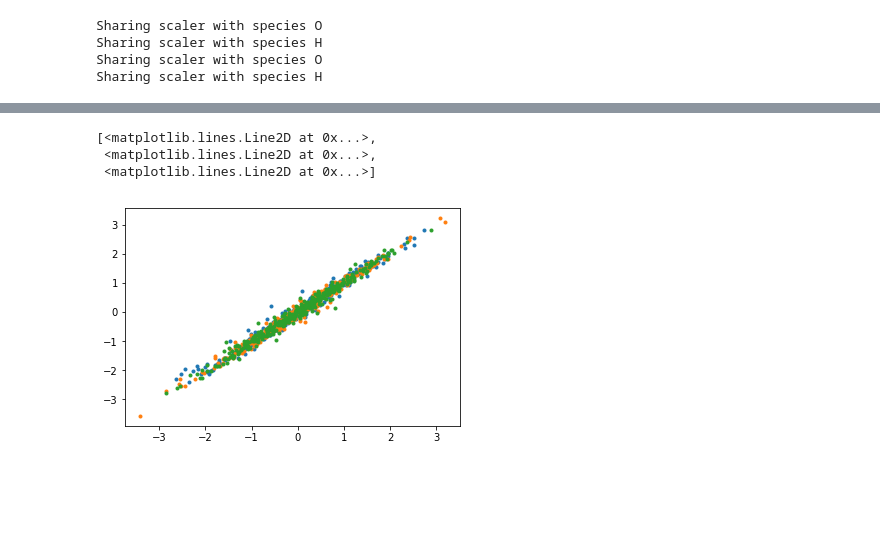
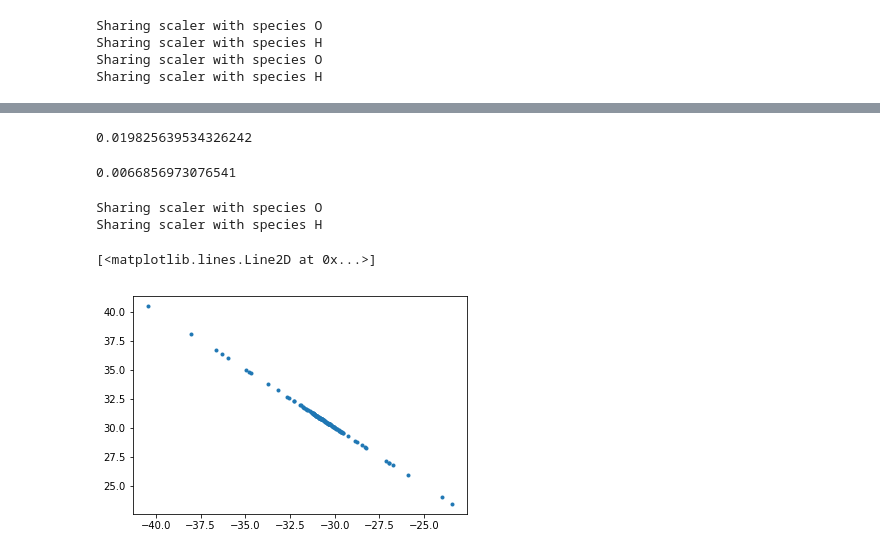
Before and after one commit to semodi/mlcf, a Jupyter notebook: analysis/test_forces.ipynb, the cells around one changed output, grey strips where cells are left out. Drawn from its saved outputs; the diff is of its cells as text; code cells hidden in the pictures; blank space fills up the shorter version.

```diff
--- a/analysis/test_forces.ipynb
+++ b/analysis/test_forces.ipynb
@@ -69,0 +141,4 @@ plot([-3.5,3.5],[-3.5,3.5], color = 'black', ls ='--', lw = 3.1)
+# %%
+mbpol_energies.append(all_energies.iloc[-1,1])
+# %%
+all_energies['Mbpol'] = mbpol_energies[:-1]
@@ -70,7 +157,20 @@ plot([-3.5,3.5],[-3.5,3.5], color = 'black', ls ='--', lw = 3.1)
+# %%
+np.std(all_energies['Mbpol'] - all_energies['Siesta'])/128
+# %% [output]
+0.019825639534326242
+# %%
+np.std(all_energies['Mbpol'] - all_energies['Corrected'])/128
+# %% [output]
+0.0066856973076541
+# %%
+correction = all_energies['Corrected'] - all_energies['Siesta']
+# %%
+correction_from_model = xcml.use_model_descr(all_features, 128,nn)
+# %% [output]
+Sharing scaler with species O
+Sharing scaler with species H
 # %%
-plot(forces_siesta - force_corr, atoms.get_forces(), ls = '', marker = '.')
+plot(correction, correction_from_model, ls = '', marker = '.')
 # %% [output]
-[<matplotlib.lines.Line2D at 0x...>,
- <matplotlib.lines.Line2D at 0x...>,
- <matplotlib.lines.Line2D at 0x...>]
+[<matplotlib.lines.Line2D at 0x...>]
-[figure, old version]
+[figure, new version]
```
Also changed, not shown: parts of 23 cells of this notebook, 2 other files.
